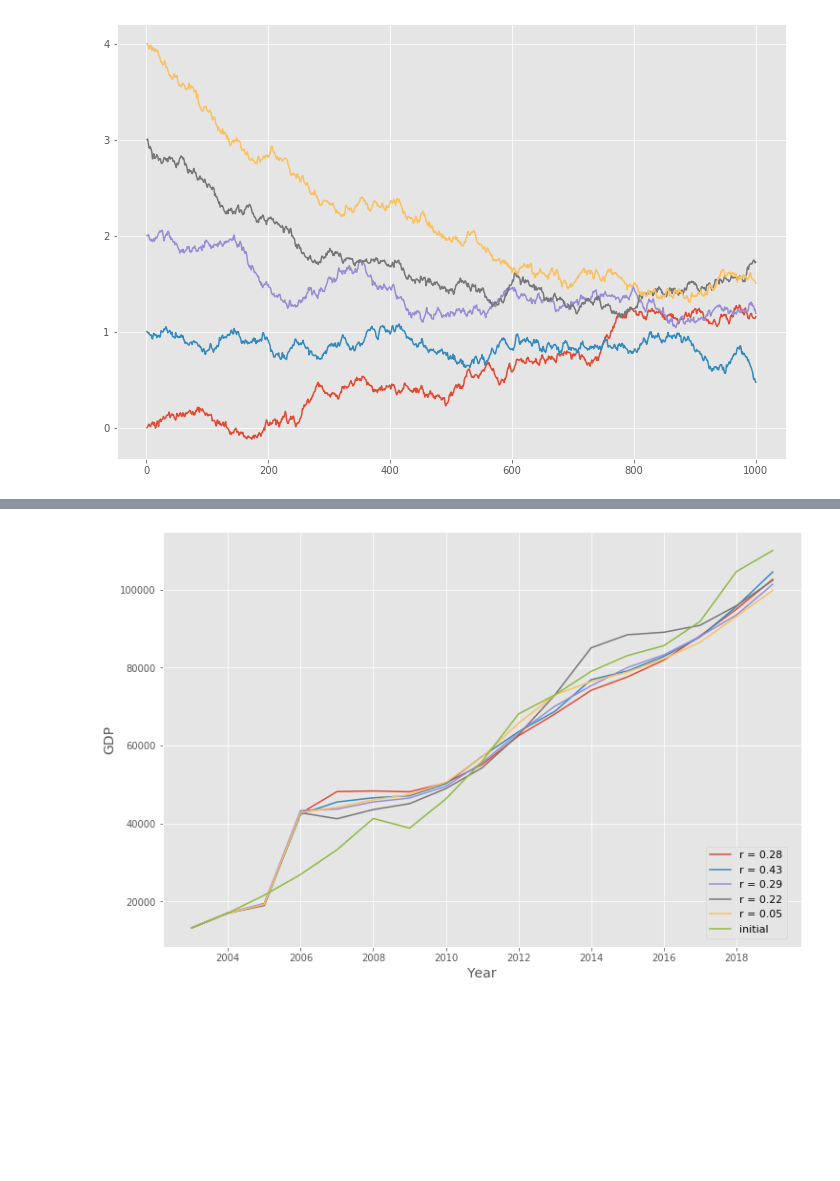
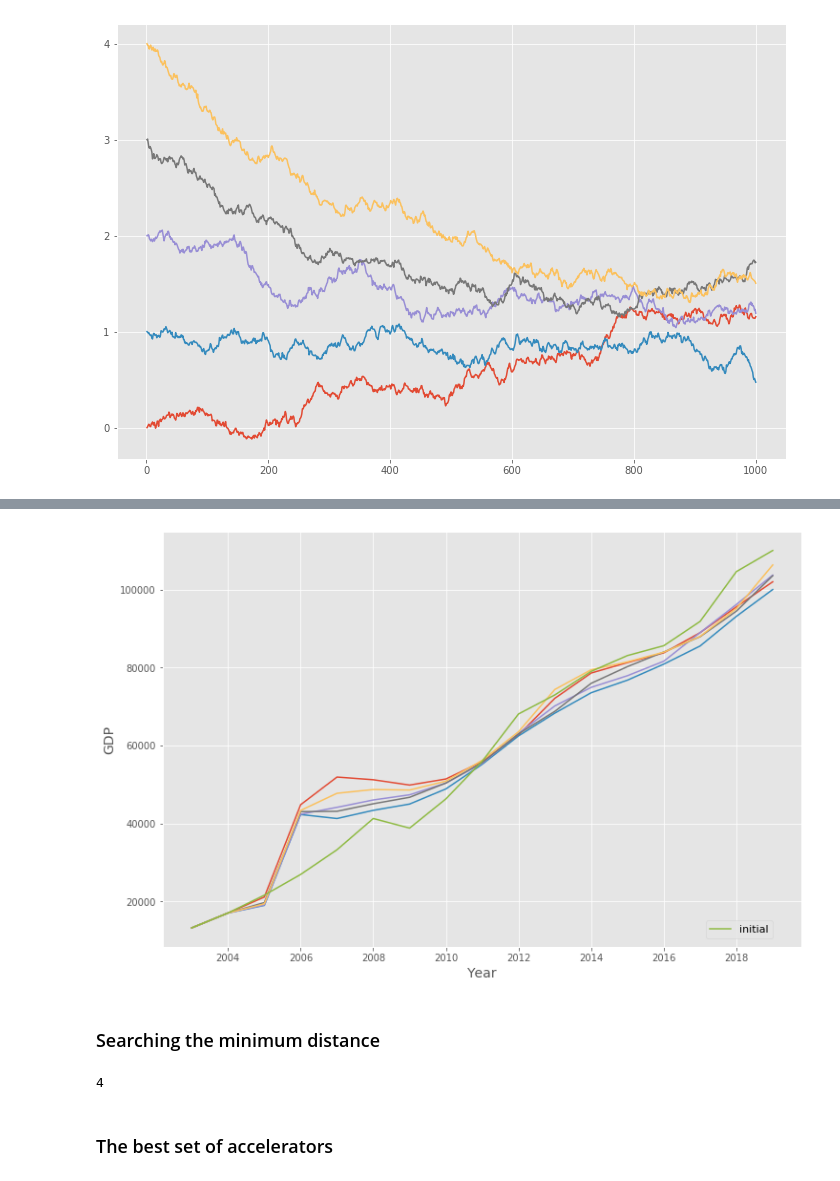
Before and after one commit to kirillzx/Math-projects, a Jupyter notebook: Mathematical_modeling/Samuelson-Hicks model.ipynb, the cells around one changed output, grey strips where cells are left out. Drawn from its saved outputs; the diff is of its cells as text; code cells hidden in the pictures; blank space fills up the shorter version.

```diff
--- a/Mathematical_modeling/Samuelson-Hicks model.ipynb
+++ b/Mathematical_modeling/Samuelson-Hicks model.ipynb
@@ -470,7 +474,7 @@ ca = [2757.5,3350.0,4239.2,5083.4,6540.7,8216.8,8687.1,10121.5,11285.5,12623.9,\
 
 plt.subplots(figsize=(12, 8))
 
-for _ in range(15):
+for _ in range(10):
     arrayY = [13208.2, 17027.2]
     r = 0.25
     for t in range(2, n):
@@ -491,30 +495,51 @@ plt.show()
 # %%
 sigma = 0.16
 alpha = 0
 beta = 0.1
 x0 = 0
 
 n = 17
 r = 0.25
 c = 0.65
-
+yl = list(df["GDP"])[-1]
+yl_values = []
 plt.subplots(figsize=(12, 8))
+r_list = []
 
 for _ in range(5):
     arrayY = [13208.2, 17027.2]
     r = 0.25
+    arrayR = []
     for t in range(2, n):
         rand_v = sts.norm(0, 1)
         d = alpha + (x0-alpha)*np.exp(-beta*t)+sigma*np.sqrt(1-np.exp(-2*beta*t))*rand_v.rvs()/np.sqrt(2*beta)
         y = ca[t] + c*arrayY[t-1] + np.abs(d)*(arrayY[t-1]-arrayY[t-2]) + ia[t]
         arrayY.append(y)
-    plt.plot(df[5:]['Year'], arrayY, label=f'r = {round(np.abs(d),2)}')
+        arrayR.append(np.abs(d))
+    r_list.append(arrayR)
+    yl_values.append(y)
+    plt.plot(df[5:]['Year'], arrayY)
 
 plt.plot(df[5:]['Year'], list(df[5:]["GDP"]), label = 'initial')
 plt.xlabel('Year', fontsize=14)
 plt.ylabel('GDP',  fontsize=14)
 
 plt.legend(loc=(0.85,0.02), fontsize=11)
 plt.show()
 # %% [output]
-[figure, old version]
+[figure, new version]
+# %% [markdown]
+### Searching the minimum distance
+# %%
+ymin = np.abs(yl_values[0] - yl)
+k = 0
+
+for i in range(len(yl_values)):
+    if np.abs(yl_values[i] - yl) < ymin:
+        ymin = np.abs(yl_values[i] - yl)
+        k = i
+print(k)
+# %% [output]
+4
+# %% [markdown]
+### The best set of accelerators
```
Also changed, not shown: parts of 6 cells of this notebook.
